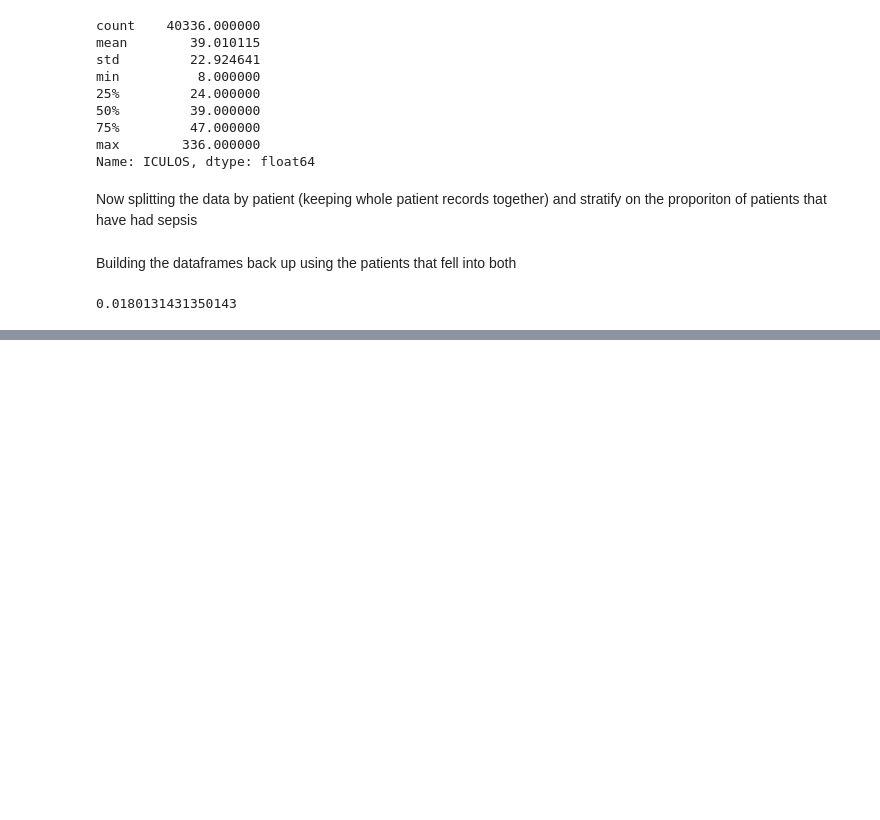
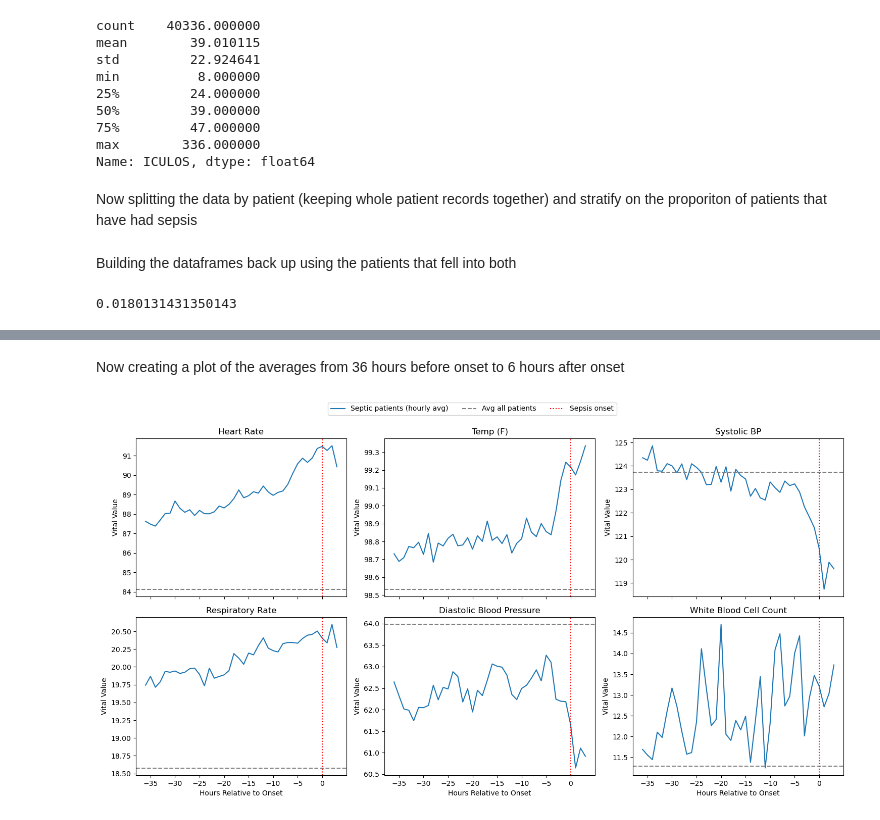
Before and after one commit to Steve-Rodrigues/Sepsis-Predictor-ML, a Jupyter notebook: sepsis_notebook.ipynb, the cells around one changed output, grey strips where cells are left out. Saved outputs shown, nothing was run; the diff lists cells and outputs as text; code cells hidden in the pictures; blank space fills up the shorter version.

```diff
--- a/sepsis_notebook.ipynb
+++ b/sepsis_notebook.ipynb
@@ -34,6 +40,8 @@ df.to_pickle('sepsis_df')
 Now going to get some of the stats about the dataset
 # %%
 df = pd.read_pickle('sepsis_df')
+#adding a Farenheit column for the temperature so it is easier for me to read
+df['tempF'] = (df['Temp']*(9/5)) + 32
 shape = df.shape #shape of the data
 sepsis_percent = len(df[df['SepsisLabel']==1]) / len(df) #percentage of rows that actually had sepsis
 #info = df.info()
@@ -71,0 +82,3 @@ p1
+# %%
+X = train_df.copy()
+X.head()
@@ -71,0 +183,6 @@ p1
+# %%
+hour_diagnosed = X[X['SepsisLabel'] == 1].groupby('patient_id')['ICULOS'].min() + 6 #this is the first hour that the patient actually had sepsis, it's 6 hours after they are labeled to have it
+#now give an onset marker column to hold the hour of onset for each patient
+X['onset'] = X['patient_id'].map(hour_diagnosed) #it only maps a number to the patients with an id labeled in the hour diagnosed df
+#now the hours till sepsis column to show the number of hours till they hit that onset marker-- it's current hour in ICU (ICULOS) - onset so it'll be negative before we hit onset
+X['hours_till_onset'] = X['ICULOS'] - X['onset']
@@ -71,0 +191,10 @@ p1
+# %%
+vitals = ["HR","tempF", "SBP", "Resp",'DBP','WBC'] #using these vitals because they are the most important ones
+#only grabbing the vitals from 36 hours before onset to 6 hours after onset, so first need to make a df of the eligible rows
+hour_window = X[(X['hours_till_onset'].between(-36,6))]
+#now get the avg vitals using these rows
+avg_vitals_hourly = hour_window.groupby('hours_till_onset')[vitals].mean() #df to hold the avg of each vital from 24 hours before onset to 6 hours after
+#now get the average of each vital in each patient
+avg_vitals = X[X['hours_till_onset'].isna()][vitals].mean() #for non septic patients
+avg_vitals_hourly
+avg_vitals
@@ -71,0 +209,25 @@ p1
+# %% [markdown]
+Now creating a plot of the averages from 36 hours before onset to 6 hours after onset
+# %%
+vital_names = {'HR': 'Heart Rate', 'tempF': 'Temp (F)',
+               'SBP': 'Systolic BP', 'Resp': 'Respiratory Rate', 'DBP': 'Diastolic Blood Pressure','WBC':"White Blood Cell Count"}
+
+#each vital gets its own subplot since they're on very different scales
+fig, axes = plt.subplots(2, 3, figsize=(15, 8), sharex=True)
+for ax, vital in zip(axes.flat, vitals):
+    ax.plot(avg_vitals_hourly.index, avg_vitals_hourly[vital], color='tab:blue', label='Septic patients (hourly avg)')
+    ax.axhline(y=avg_vitals[vital], color='gray', linestyle='--', label='Avg all patients')
+    ax.axvline(x=0, color='red', linestyle=':', label='Sepsis onset')
+    ax.set_title(vital_names[vital])
+    ax.set_ylabel('Vital Value')
+
+for ax in axes[1]:
+    ax.set_xlabel('Hours Relative to Onset')
+
+#one shared legend for the whole figure
+handles, labels = axes[0, 0].get_legend_handles_labels()
+fig.legend(handles, labels, loc='upper center', ncol=3)
+fig.tight_layout(rect=[0, 0, 1, 0.95])
+plt.show()
+# %% [output]
+[figure, added]
```
Also changed, not shown: parts of 50 cells of this notebook.
